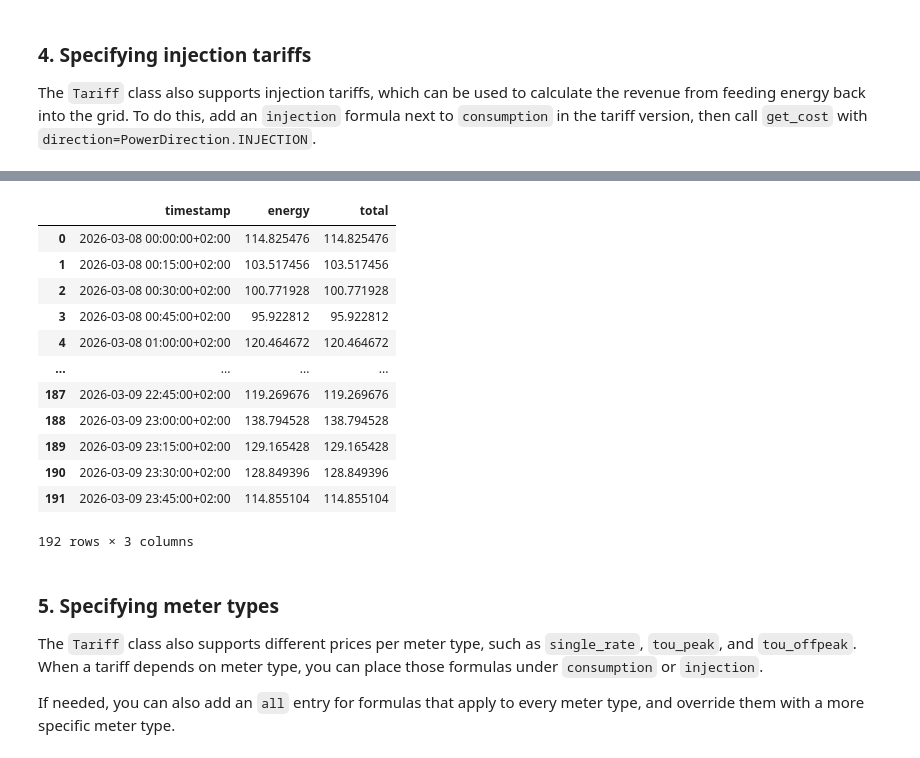
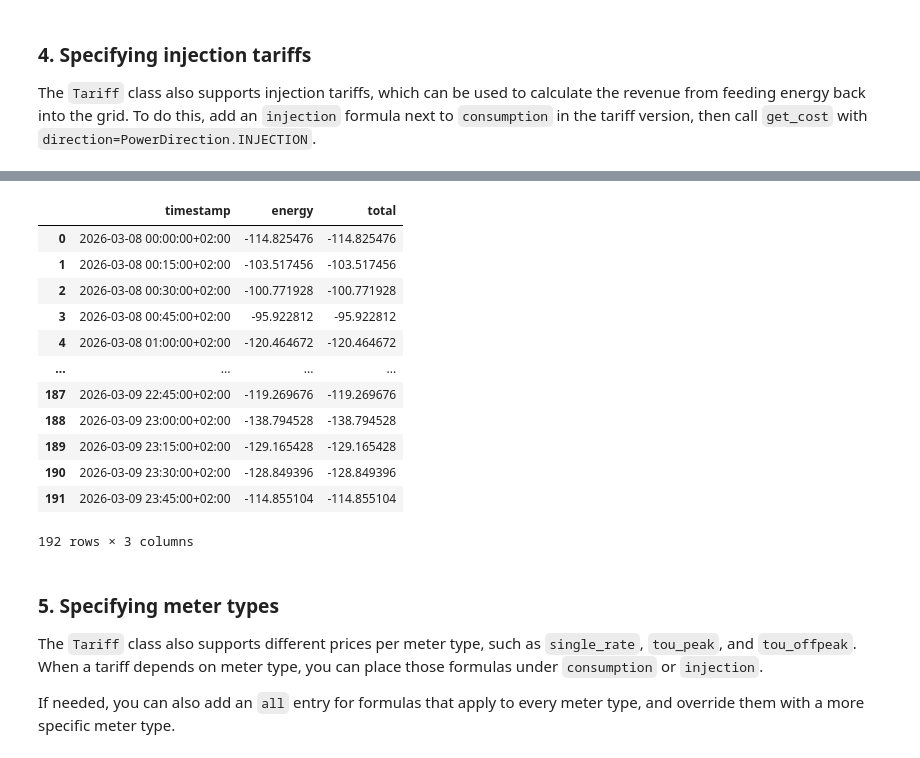
Before and after one commit to EnergieID/energy-cost, a Jupyter notebook: notebooks/tariff.ipynb, the cells around one changed output, grey strips where cells are left out. Cells and saved outputs as stored; diff of their text form; code cells hidden in the pictures.

```diff
--- a/notebooks/tariff.ipynb
+++ b/notebooks/tariff.ipynb
@@ -89,21 +89,21 @@ display_yaml("../examples/tariffs/injection.yml")
 # %%
 from energy_cost.tariff import PowerDirection
 
 tariff = Tariff.from_yaml("../examples/tariffs/injection.yml")
-tariff.get_cost(start, end, direction=PowerDirection.INJECTION)
+tariff.get_energy_cost(start, end, direction=PowerDirection.INJECTION)
 # %% [output]
 |  | timestamp | energy | total |
-| 0 | 2026-03-08 00:00:00+02:00 | 114.825476 | 114.825476 |
-| 1 | 2026-03-08 00:15:00+02:00 | 103.517456 | 103.517456 |
-| 2 | 2026-03-08 00:30:00+02:00 | 100.771928 | 100.771928 |
-| 3 | 2026-03-08 00:45:00+02:00 | 95.922812 | 95.922812 |
-| 4 | 2026-03-08 01:00:00+02:00 | 120.464672 | 120.464672 |
+| 0 | 2026-03-08 00:00:00+02:00 | -114.825476 | -114.825476 |
+| 1 | 2026-03-08 00:15:00+02:00 | -103.517456 | -103.517456 |
+| 2 | 2026-03-08 00:30:00+02:00 | -100.771928 | -100.771928 |
+| 3 | 2026-03-08 00:45:00+02:00 | -95.922812 | -95.922812 |
+| 4 | 2026-03-08 01:00:00+02:00 | -120.464672 | -120.464672 |
 | ... | ... | ... | ... |
-| 187 | 2026-03-09 22:45:00+02:00 | 119.269676 | 119.269676 |
-| 188 | 2026-03-09 23:00:00+02:00 | 138.794528 | 138.794528 |
-| 189 | 2026-03-09 23:15:00+02:00 | 129.165428 | 129.165428 |
-| 190 | 2026-03-09 23:30:00+02:00 | 128.849396 | 128.849396 |
-| 191 | 2026-03-09 23:45:00+02:00 | 114.855104 | 114.855104 |
+| 187 | 2026-03-09 22:45:00+02:00 | -119.269676 | -119.269676 |
+| 188 | 2026-03-09 23:00:00+02:00 | -138.794528 | -138.794528 |
+| 189 | 2026-03-09 23:15:00+02:00 | -129.165428 | -129.165428 |
+| 190 | 2026-03-09 23:30:00+02:00 | -128.849396 | -128.849396 |
+| 191 | 2026-03-09 23:45:00+02:00 | -114.855104 | -114.855104 |
 192 rows × 3 columns
 # %% [markdown]
 ### 5. Specifying meter types
```
Also changed, not shown: parts of 10 cells of this notebook, 3 other files.
